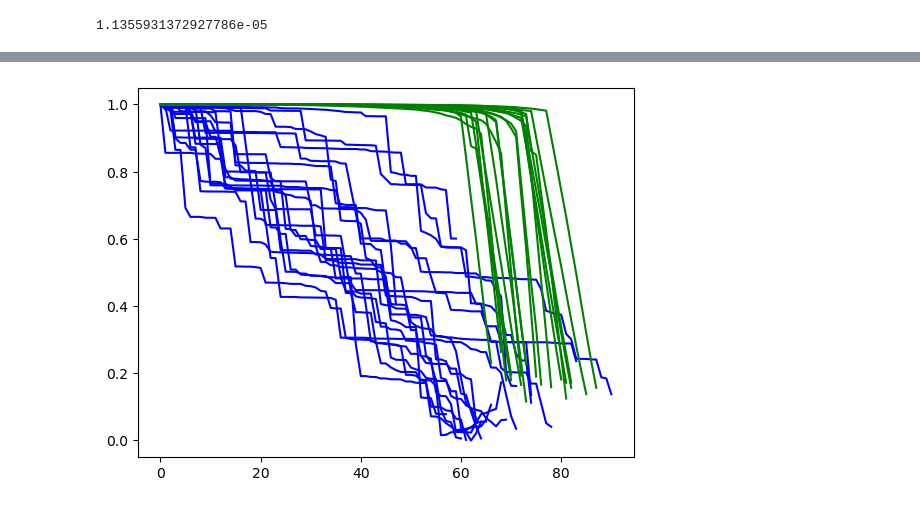
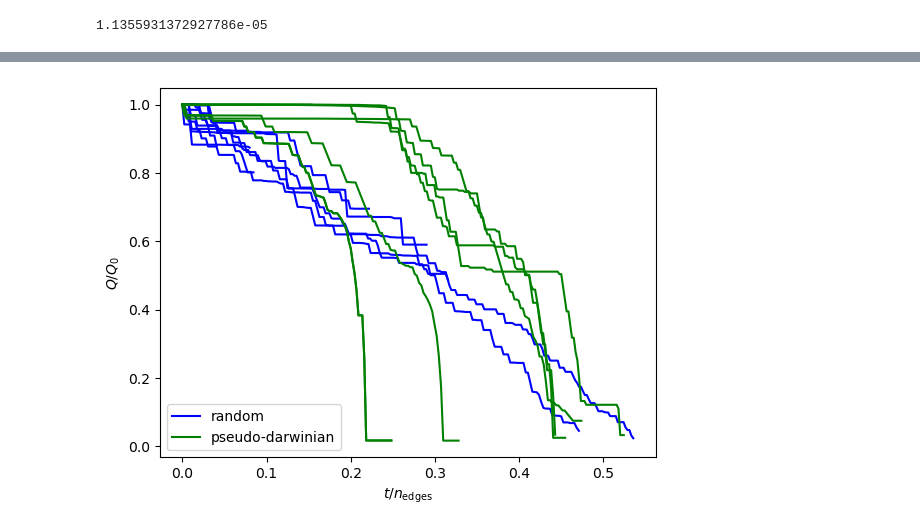
Before and after one commit to stringtherapy/hackathon, a Jupyter notebook: submission/classical_example.ipynb, the cells around one changed output, grey strips where cells are left out. Cells and saved outputs as stored; diff of their text form; code cells hidden in the pictures.

```diff
--- a/submission/classical_example.ipynb
+++ b/submission/classical_example.ipynb
@@ -20,5 +20,7 @@ import dsd
 # %%
 n=30
 #G=nx.scale_free_graph(n, alpha=0.41, beta=0.54, gamma=0.05, delta_in=0.2, delta_out=0, seed=None, initial_graph=None)
-#G=nx.scale_free_graph(n, alpha=0.8, beta=0.1, gamma=0.1, delta_in=0.2, delta_out=0, seed=None, initial_graph=None)
-G=nx.erdos_renyi_graph(n,0.5)
+G=nx.scale_free_graph(n, alpha=0.09, beta=0.9, gamma=0.01, delta_in=0.2, delta_out=0, seed=None, initial_graph=None)
+#G=nx.erdos_renyi_graph(n,0.5)
+nx.Graph(G)
+print(len(G.edges))
@@ -144,6 +148,7 @@ def gen_graph(n):
 
 def gen_graph_scalefree(n):
     G=nx.scale_free_graph(n, alpha=0.41, beta=0.54, gamma=0.05, delta_in=0.2, delta_out=0, seed=None, initial_graph=None)
+    #G=nx.scale_free_graph(n, alpha=0.09, beta=0.9, gamma=0.01, delta_in=0.2, delta_out=0, seed=None, initial_graph=None)
     G2 = G.to_undirected()
     G2.remove_edges_from(nx.selfloop_edges(G2))
 
@@ -154,6 +159,7 @@ def gen_graph_scalefree(n):
 def get_Q(netw):
     [F,M]=get_flow(netw)
     (idxi,idxj)=np.where(M==np.min(np.abs(M[np.nonzero(M)])))
+    netw.M=M
     return np.abs(M[1].sum()) , (idxi[0],idxj[0])
 # %%
 G=gen_graph(n)
@@ -208,37 +359,55 @@ def delete_random_densest_edge(graph):
 # %%
-n=20
-n_exp=20
+n=200
+n_exp=10
 
+graph_gen_type=gen_graph_scalefree
+
+i_max_list_random=np.zeros(n_exp)
 for k in tqdm(range(n_exp)):
 
-    G=gen_graph_scalefree(n)
+    G=graph_gen_type(n)
     loop_size = len(G.edges)
     qs=np.empty(loop_size)
     qs[:]=np.nan
 
     for i in range(loop_size):
         try:
-            qs[i],chosenedge=get_Q(G)
+            q,chosenedge=get_Q(G)
+            if i and q>qs[i-1]:
+                break
+            qs[i]=q
         except:
             break
         delete_random_edge(G)
+    i_max_list_random[k]=i/loop_size
+    plt.plot(np.arange(i)/loop_size,qs[:i]/qs[0],'b-')
 
-    plt.plot(qs/qs[0],'b-')
-
+plt.plot(np.arange(i)/loop_size,qs[:i]/qs[0],'b-',label='random')
+i_max_list_weakest=np.zeros(n_exp)
 for k in tqdm(range(n_exp)):
 
-    G=gen_graph_scalefree(n)
+    G=graph_gen_type(n)
     loop_size = len(G.edges)
     qs=np.empty(loop_size)
     qs[:]=np.nan
 
     for i in range(loop_size):
         try:
-            qs[i],chosenedge=get_Q(G)
+            q,chosenedge=get_Q(G)
+            if i and q>qs[i-1]:
+                break
+            qs[i]=q
         except:
             break
         delete_weakest_link(G,chosenedge)
 
-    plt.plot(qs/qs[0],'g-')
+    plt.plot(np.arange(i)/loop_size,qs[:i]/qs[0],'g-')
+    i_max_list_weakest[k]=i/loop_size
+plt.plot(np.arange(i)/loop_size,qs[:i]/qs[0],'g-',label='pseudo-darwinian')
+plt.ylabel('$Q/Q_0$');
+plt.xlabel('$t/n_\mathrm{edges}$');
+plt.legend(loc='lower left')
+
+plt.savefig("random_vs_pseudodarwinian.pdf")
 # %% [output]
-[figure, old version]
+[figure, new version]
```
Also changed, not shown: parts of 16 cells of this notebook, 1 other file.
